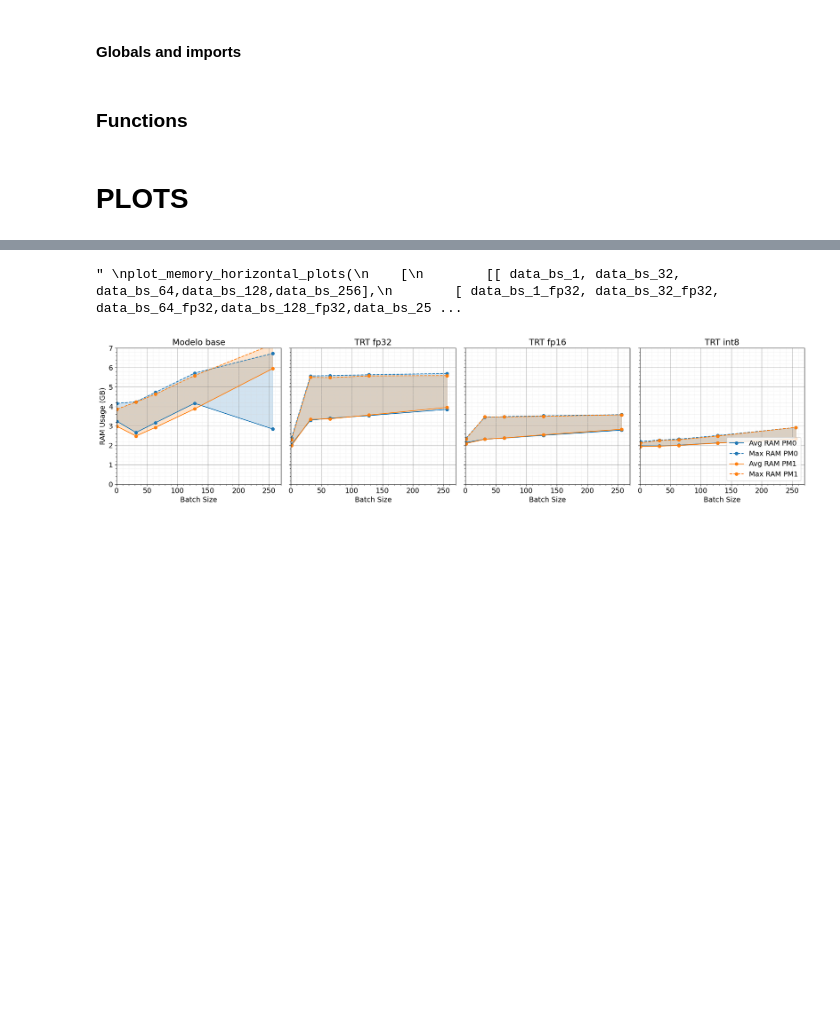
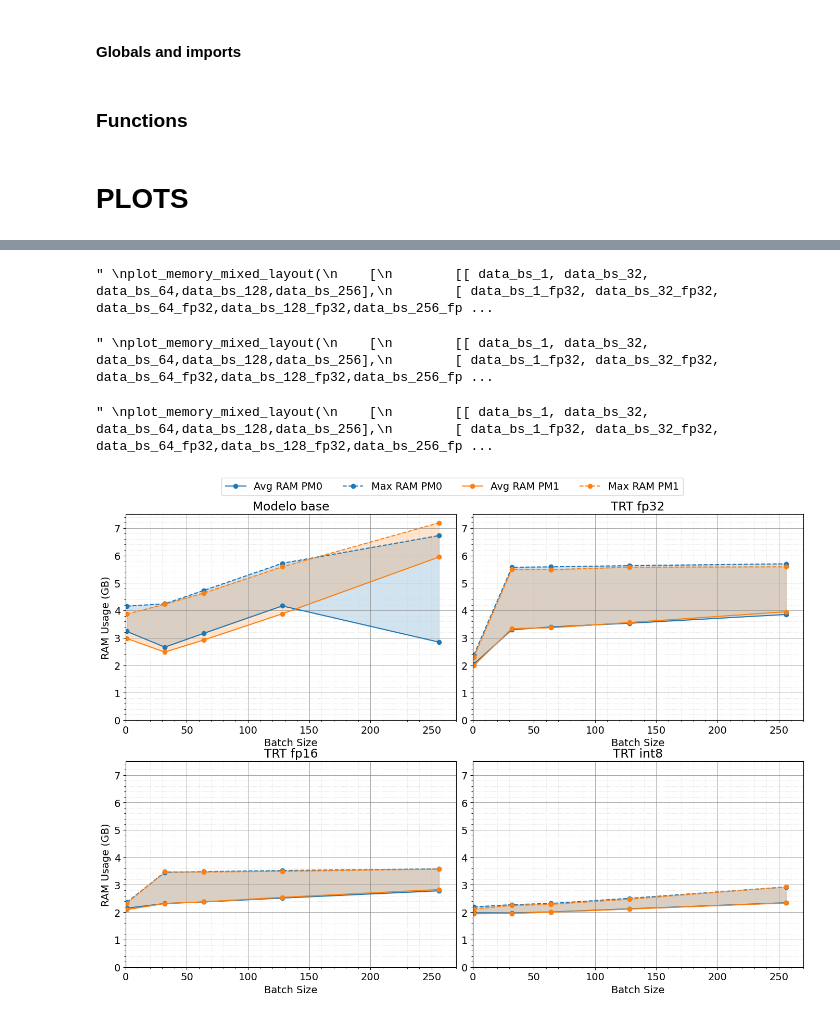
Before and after one commit to Juanx65/ArtTRT, a Jupyter notebook: post_processing/plot_memory_from_tegrastats_logs.ipynb, the cells around one changed output, grey strips where cells are left out. Cells and saved outputs as stored; diff of their text form; code cells hidden in the pictures; blank space fills up the shorter version.

```diff
--- a/post_processing/plot_memory_from_tegrastats_logs.ipynb
+++ b/post_processing/plot_memory_from_tegrastats_logs.ipynb
@@ -477,7 +449,7 @@ data_bs_64_int8 = read_data(f'../outputs/tegrastats_log/tegrastats_log_{PLATFORM
 data_bs_128_int8 = read_data(f'../outputs/tegrastats_log/tegrastats_log_{PLATFORM}/{INT8}_{NETWORK}_bs_128_{POWER_MODE}_{BUILD_TYPE}_{OPLVL}.txt')
 data_bs_256_int8 = read_data(f'../outputs/tegrastats_log/tegrastats_log_{PLATFORM}/{INT8}_{NETWORK}_bs_256_{POWER_MODE}_{BUILD_TYPE}_{OPLVL}.txt')
 """
-plot_memory_horizontal_plots(
+plot_memory_mixed_layout(
     [
         [[ data_bs_1, data_bs_32, data_bs_64,data_bs_128,data_bs_256],
         [ data_bs_1_fp32, data_bs_32_fp32, data_bs_64_fp32,data_bs_128_fp32,data_bs_256_fp32]
@@ -490,6 +462,8 @@ plot_memory_horizontal_plots(
     [' ']
 )
  """
+# %% [output]
+" \nplot_memory_mixed_layout(\n    [\n        [[ data_bs_1, data_bs_32, data_bs_64,data_bs_128,data_bs_256],\n        [ data_bs_1_fp32, data_bs_32_fp32, data_bs_64_fp32,data_bs_128_fp32,data_bs_256_fp ...
 # %%
 # STATIC VS DYNAMIC MEMORY PLOTTER
 
@@ -555,7 +529,7 @@ data_bs_64_int8_static = read_data(f'../outputs/tegrastats_log/tegrastats_log_{P
 data_bs_128_int8_static = read_data(f'../outputs/tegrastats_log/tegrastats_log_{PLATFORM}/{INT8}_{NETWORK}_bs_128_{POWER_MODE}_{STATIC}_{OPLVL}.txt')
 data_bs_256_int8_static = read_data(f'../outputs/tegrastats_log/tegrastats_log_{PLATFORM}/{INT8}_{NETWORK}_bs_256_{POWER_MODE}_{STATIC}_{OPLVL}.txt')
 """
-plot_memory_horizontal_plots(
+plot_memory_mixed_layout(
     [
         [[ data_bs_1, data_bs_32, data_bs_64,data_bs_128,data_bs_256],
         [ data_bs_1_fp32, data_bs_32_fp32, data_bs_64_fp32,data_bs_128_fp32,data_bs_256_fp32]
@@ -573,6 +547,8 @@ plot_memory_horizontal_plots(
     ['Dynamic', 'Static']
 )
 """
+# %% [output]
+" \nplot_memory_mixed_layout(\n    [\n        [[ data_bs_1, data_bs_32, data_bs_64,data_bs_128,data_bs_256],\n        [ data_bs_1_fp32, data_bs_32_fp32, data_bs_64_fp32,data_bs_128_fp32,data_bs_256_fp ...
 # %%
 # OPTIMIZATION LEVEL PLOTTER
 
@@ -665,7 +641,7 @@ data_bs_64_lvl5_int8 = read_data(f'../outputs/tegrastats_log/tegrastats_log_{PLA
 data_bs_128_lvl5_int8 = read_data(f'../outputs/tegrastats_log/tegrastats_log_{PLATFORM}/{INT8}_{NETWORK}_bs_128_{POWER_MODE}_{BUILD_TYPE}_{OPLVL5}.txt')
 data_bs_256_lvl5_int8 = read_data(f'../outputs/tegrastats_log/tegrastats_log_{PLATFORM}/{INT8}_{NETWORK}_bs_256_{POWER_MODE}_{BUILD_TYPE}_{OPLVL5}.txt')
 """
-plot_memory_horizontal_plots(
+plot_memory_mixed_layout(
     [
         [[ data_bs_1, data_bs_32, data_bs_64,data_bs_128,data_bs_256],
         [ data_bs_1_fp32, data_bs_32_fp32, data_bs_64_fp32,data_bs_128_fp32,data_bs_256_fp32]
@@ -692,7 +668,7 @@ plot_memory_horizontal_plots(
 )
 """
 # %% [output]
-" \nplot_memory_horizontal_plots(\n    [\n        [[ data_bs_1, data_bs_32, data_bs_64,data_bs_128,data_bs_256],\n        [ data_bs_1_fp32, data_bs_32_fp32, data_bs_64_fp32,data_bs_128_fp32,data_bs_25 ...
+" \nplot_memory_mixed_layout(\n    [\n        [[ data_bs_1, data_bs_32, data_bs_64,data_bs_128,data_bs_256],\n        [ data_bs_1_fp32, data_bs_32_fp32, data_bs_64_fp32,data_bs_128_fp32,data_bs_256_fp ...
 # %%
 # POWER MODE PLOTTER
 
@@ -787,35 +763,35 @@ data_bs_1_pm2_int8 =  read_data(f'../outputs/tegrastats_log/tegrastats_log_{PLAT
 data_bs_32_pm2_int8 = read_data(f'../outputs/tegrastats_log/tegrastats_log_{PLATFORM}/{INT8}_{NETWORK}_bs_32_{PM2}_{BUILD_TYPE}_{OPLVL}.txt')
 data_bs_64_pm2_int8 = read_data(f'../outputs/tegrastats_log/tegrastats_log_{PLATFORM}/{INT8}_{NETWORK}_bs_64_{PM2}_{BUILD_TYPE}_{OPLVL}.txt')
 data_bs_128_pm2_int8 = read_data(f'../outputs/tegrastats_log/tegrastats_log_{PLATFORM}/{INT8}_{NETWORK}_bs_128_{PM2}_{BUILD_TYPE}_{OPLVL}.txt')
 data_bs_256_pm2_int8 = read_data(f'../outputs/tegrastats_log/tegrastats_log_{PLATFORM}/{INT8}_{NETWORK}_bs_256_{PM2}_{BUILD_TYPE}_{OPLVL}.txt')
 
-plot_memory_horizontal_plots(
+plot_memory_mixed_layout(
     [
         [[ data_bs_1, data_bs_32, data_bs_64,data_bs_128,data_bs_256],
         [ data_bs_1_fp32, data_bs_32_fp32, data_bs_64_fp32,data_bs_128_fp32,data_bs_256_fp32]
         ,[ data_bs_1_fp16, data_bs_32_fp16, data_bs_64_fp16,data_bs_128_fp16,data_bs_256_fp16]
         ,[ data_bs_1_int8, data_bs_32_int8, data_bs_64_int8,data_bs_128_int8,data_bs_256_int8]
         ],
 
         [[ data_bs_1_pm1, data_bs_32_pm1, data_bs_64_pm1,data_bs_128_pm1,data_bs_256_pm1],
         [ data_bs_1_pm1_fp32, data_bs_32_pm1_fp32, data_bs_64_pm1_fp32,data_bs_128_pm1_fp32,data_bs_256_pm1_fp32]
         ,[ data_bs_1_pm1_fp16, data_bs_32_pm1_fp16, data_bs_64_pm1_fp16,data_bs_128_pm1_fp16,data_bs_256_pm1_fp16]
         ,[ data_bs_1_pm1_int8, data_bs_32_pm1_int8, data_bs_64_pm1_int8,data_bs_128_pm1_int8,data_bs_256_pm1_int8]
         ],
 
         [[ data_bs_1_pm2, data_bs_32_pm2, data_bs_64_pm2,data_bs_128_pm2,data_bs_256_pm2],
         [ data_bs_1_pm2_fp32, data_bs_32_pm2_fp32, data_bs_64_pm2_fp32,data_bs_128_pm2_fp32,data_bs_256_pm2_fp32]
         ,[ data_bs_1_pm2_fp16, data_bs_32_pm2_fp16, data_bs_64_pm2_fp16,data_bs_128_pm2_fp16,data_bs_256_pm2_fp16]
         ,[ data_bs_1_pm2_int8, data_bs_32_pm2_int8, data_bs_64_pm2_int8,data_bs_128_pm2_int8,data_bs_256_pm2_int8]
         ]
 
     ],
     [ 1,32,64,128,256],
     ['Modelo base', 'TRT fp32', 'TRT fp16', 'TRT int8'],
     ['PM0', 'PM1']#, 'PM2']
 )
 # %% [output]
-[figure, old version]
+[figure, new version]
 # %%
 # COMPARE TWO MEMORY TESTS
 
```
Also changed, not shown: parts of 4 cells of this notebook, 1 other file.
